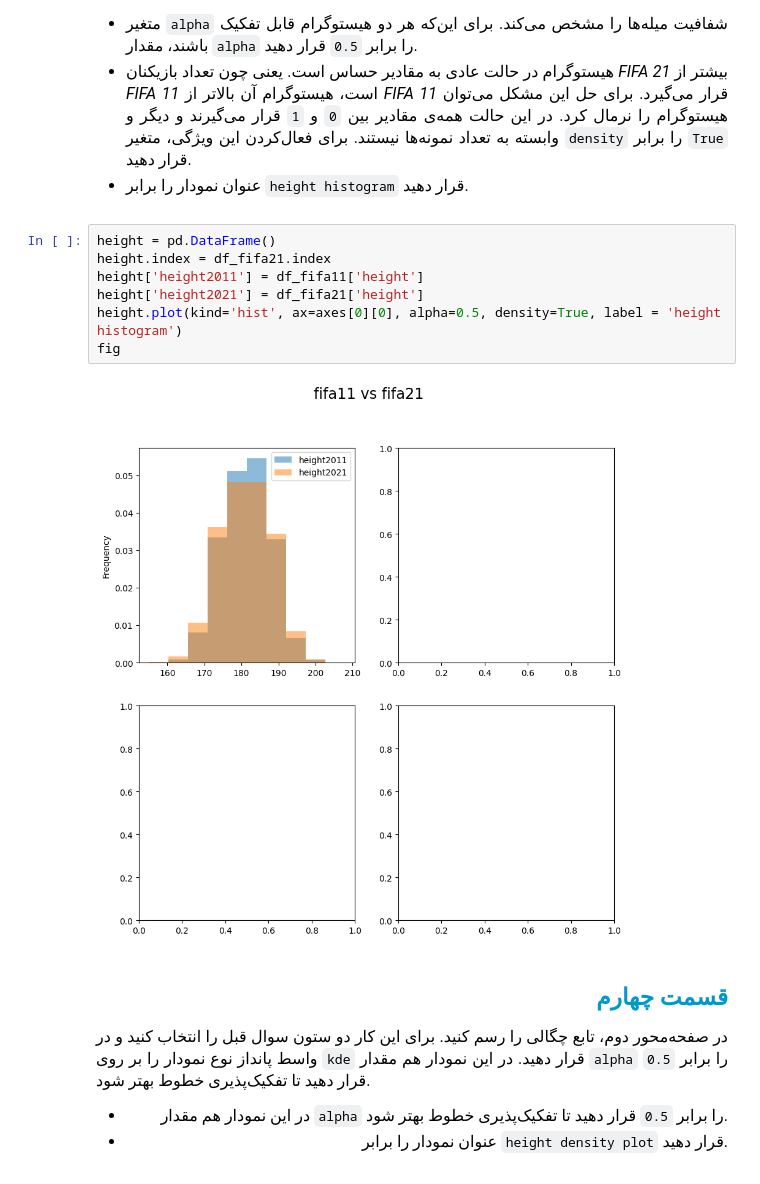
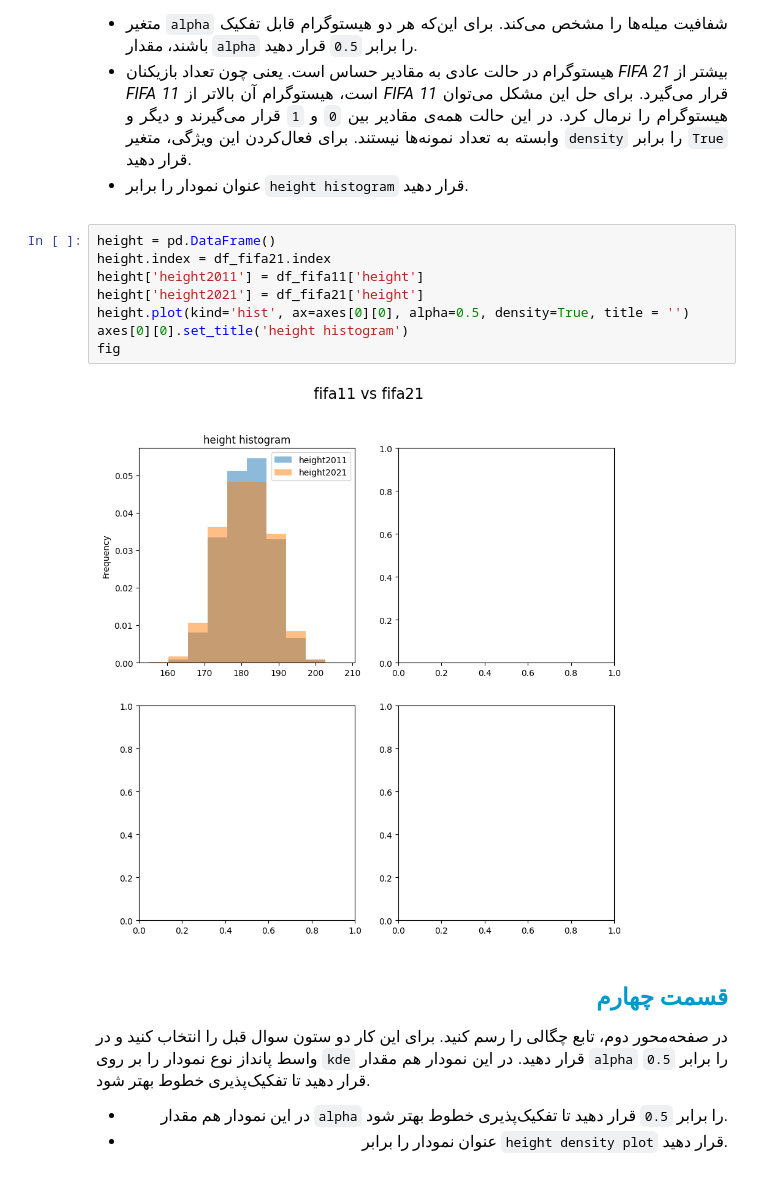
Before and after one commit to mahajialirezaei/Gone-with-the-wind, a Jupyter notebook: gone_with_the_wind.ipynb, the cells around one changed output. Drawn from its saved outputs; the diff is of its cells as text.

```diff
--- a/gone_with_the_wind.ipynb
+++ b/gone_with_the_wind.ipynb
@@ -171,12 +171,13 @@ print(plot_df)
 # %%
 height = pd.DataFrame()
 height.index = df_fifa21.index
 height['height2011'] = df_fifa11['height']
 height['height2021'] = df_fifa21['height']
-height.plot(kind='hist', ax=axes[0][0], alpha=0.5, density=True, label = 'height histogram')
+height.plot(kind='hist', ax=axes[0][0], alpha=0.5, density=True, title = '')
+axes[0][0].set_title('height histogram')
 fig
 # %% [output]
-[figure, old version]
+[figure, new version]
 # %% [markdown]
 
 
```
Also changed, not shown: parts of 2 cells of this notebook.
